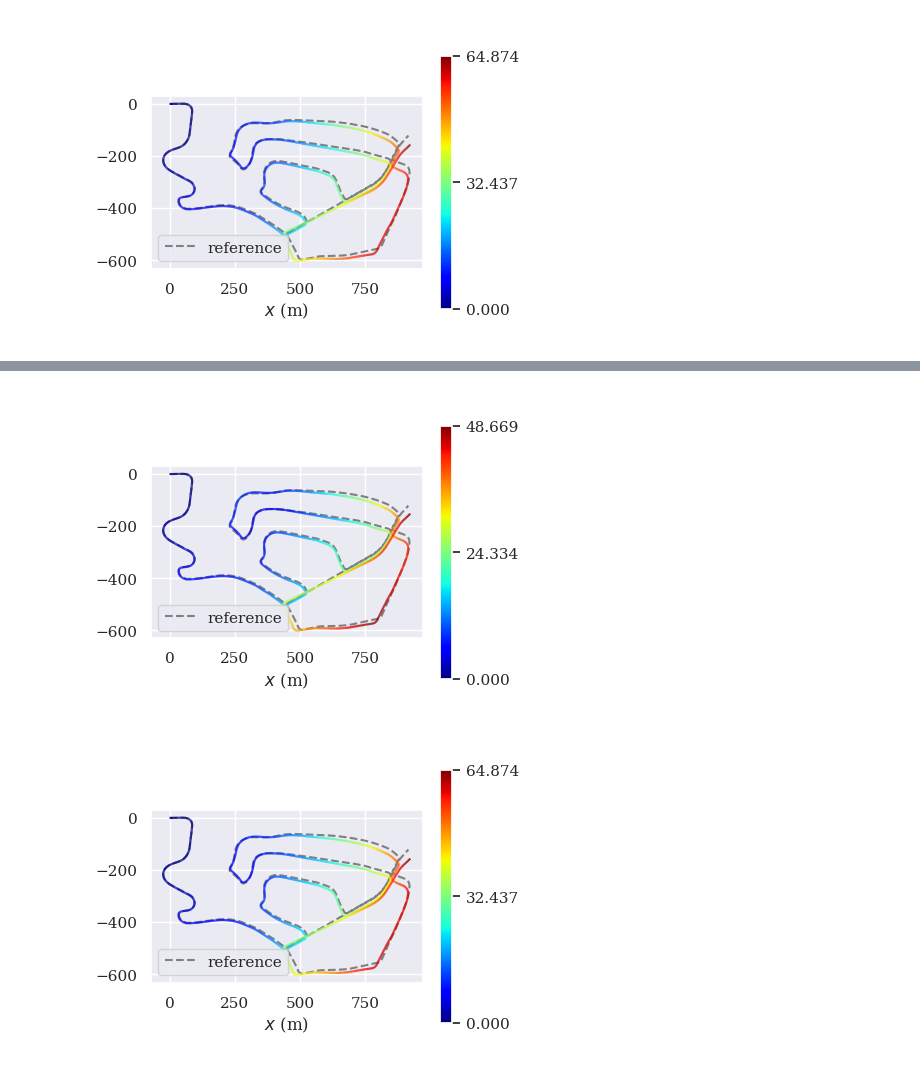
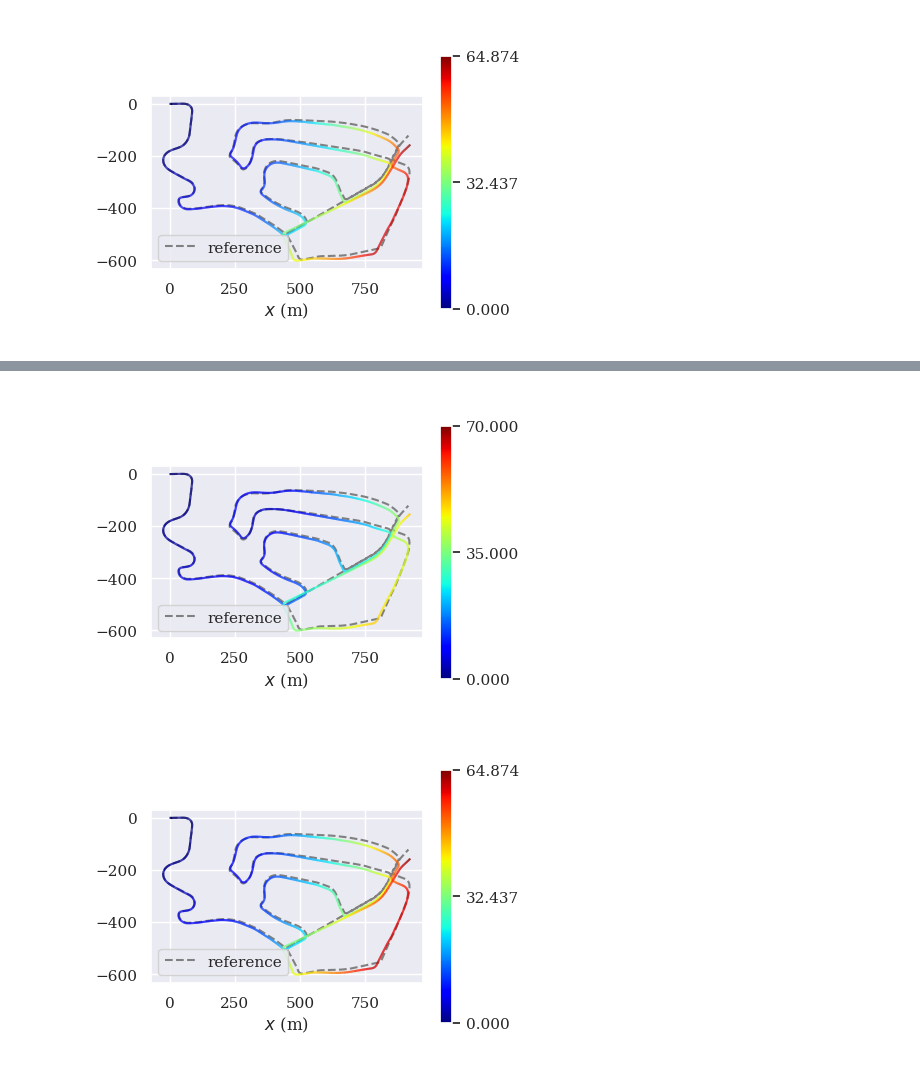
Before and after one commit to Jul310/kiss-icp, a Jupyter notebook: tum_eval/kitti.ipynb, the cells around one changed output, grey strips where cells are left out. Saved outputs shown, nothing was run; the diff lists cells and outputs as text; code cells hidden in the pictures.

```diff
--- a/tum_eval/kitti.ipynb
+++ b/tum_eval/kitti.ipynb
@@ -174,9 +174,25 @@ for num_poses, trans in zip(submap_lengths, global_poses.poses_se3):
     lower += num_poses
 
 traj_aligned_submaps = PosePath3D(poses_se3=aligned_submap_poses)
+# %%
+aligned_submap_poses = []
+lower = 0
+upper = 0
+for num_poses, orig, optim in zip(submap_lengths, global_poses_orig.poses_se3, global_poses.poses_se3):
+    lower = upper
+    upper += num_poses
+
+    poses = traj_optim_submaps.poses_se3[lower:upper]
+    transform = orig @ se3_inverse(optim)
+    aligned_submap_poses.extend(transform @ p for p in poses)
+
+    lower += num_poses
+traj_aligned_submaps = PosePath3D(poses_se3=aligned_submap_poses)
 # %%
 # metric = plot_compare((ref_aligned, kiss_aligned), print_stats=False, plot_mode='ape', est_name="Optimized", wf=2, hf=0.5)
-metric = plot_compare((ref_aligned, traj_aligned_submaps), print_stats=False, plot_mode='ape', est_name="Optimized", wf=2, hf=0.5)
+metric = plot_compare((ref_aligned, traj_aligned_submaps), print_stats=False, plot_mode='ape', est_name="Optimized", wf=2, hf=0.5, pose_relation=PoseRelation.translation_part)
+# metric = plot_compare((kiss_aligned, traj_aligned_submaps), print_stats=False, plot_mode='ape', est_name="Optimized", wf=2, hf=0.5)
+# plt.savefig(path.join(result_figure_dir, f"kitti_optim.pdf"), format="pdf", bbox_inches="tight")
 # %% [output]
-[figure, old version]
+[figure, new version]
 # %%
```
Also changed, not shown: parts of 3 cells of this notebook, 7 other files.
